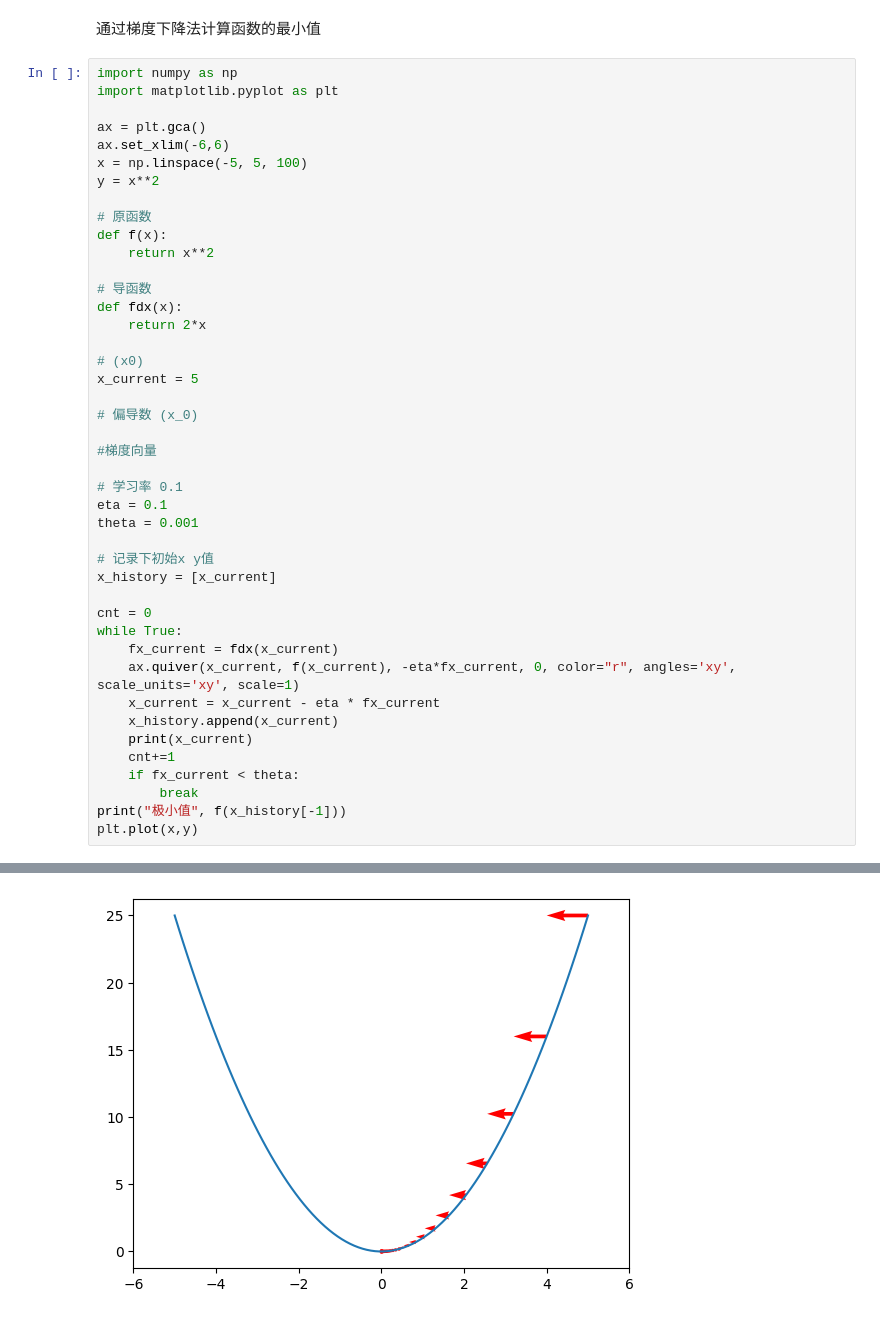
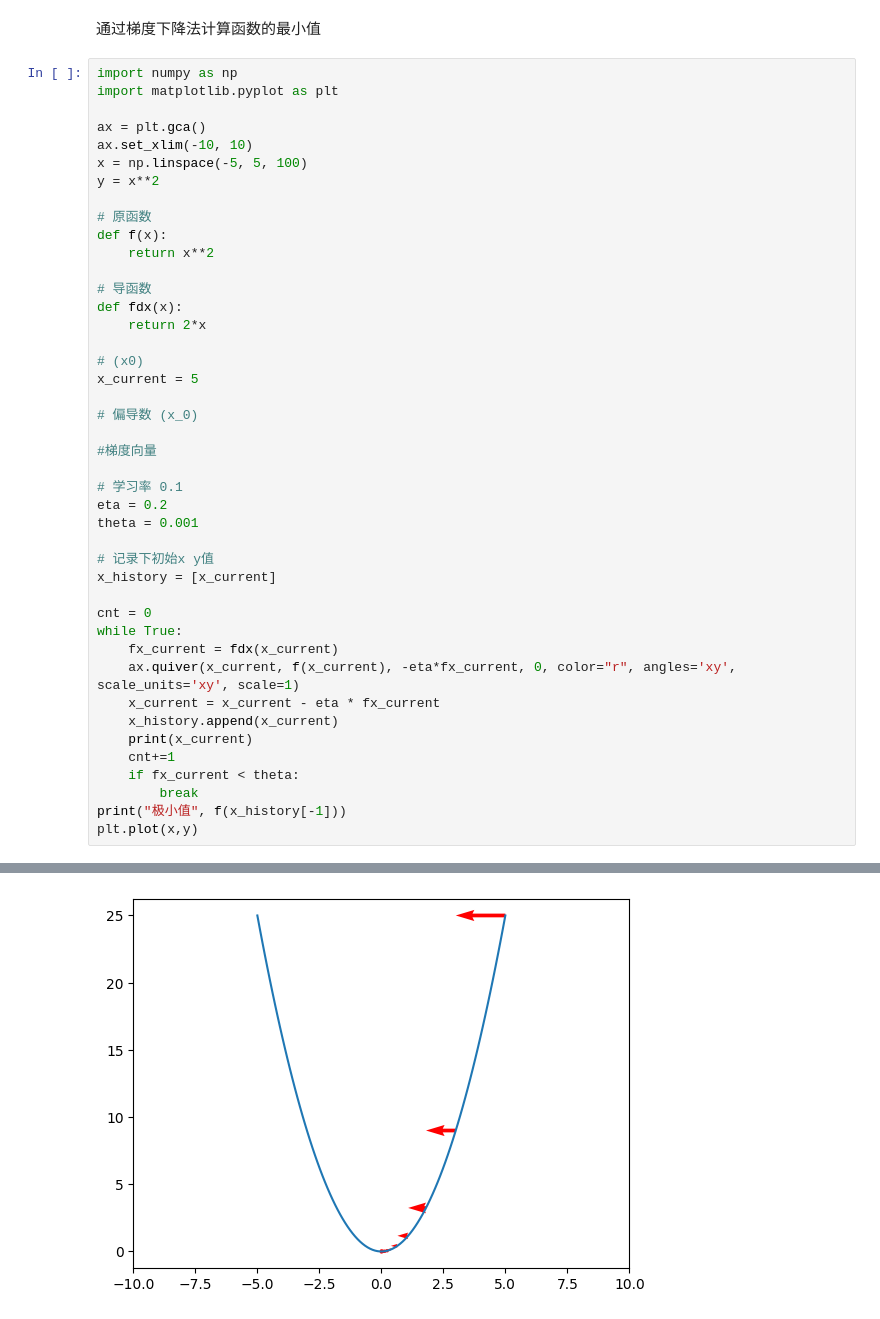
Before and after one commit to QingYuanQu/DNN-Principles-5Lectures, a Jupyter notebook: 前置知识/1-0-0-导数与微分.ipynb, the cells around one changed output, grey strips where cells are left out. Saved outputs shown, nothing was run; the diff lists cells and outputs as text.

```diff
--- a/前置知识/1-0-0-导数与微分.ipynb
+++ b/前置知识/1-0-0-导数与微分.ipynb
@@ -96,7 +187,7 @@ import numpy as np
 import matplotlib.pyplot as plt
 
 ax = plt.gca()
-ax.set_xlim(-6,6)
+ax.set_xlim(-10, 10)
 x = np.linspace(-5, 5, 100)
 y = x**2
 
@@ -116,7 +207,7 @@ x_current = 5
 #梯度向量
 
 # 学习率 0.1
-eta = 0.1
+eta = 0.2
 theta = 0.001
 
 # 记录下初始x y值
@@ -155,2 +246,2 @@ plt.plot(x,y)
 [<matplotlib.lines.Line2D at 0x...>]
-[figure, old version]
+[figure, new version]
```
Also changed, not shown: parts of 5 cells of this notebook, 3 other files.
